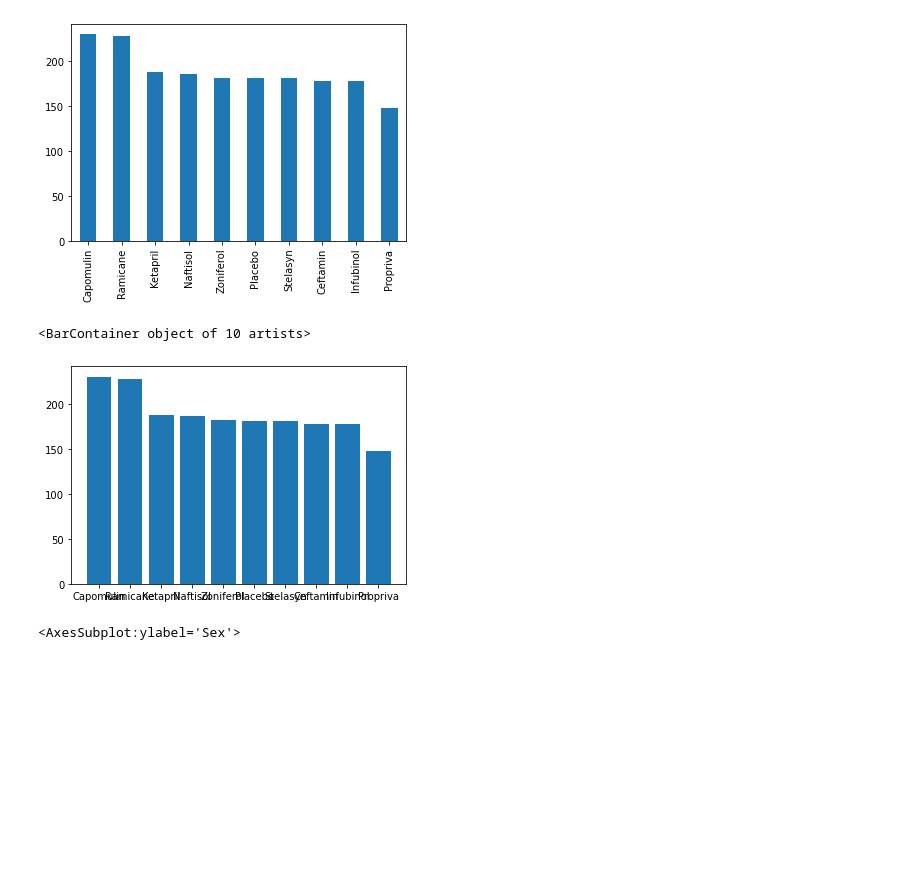
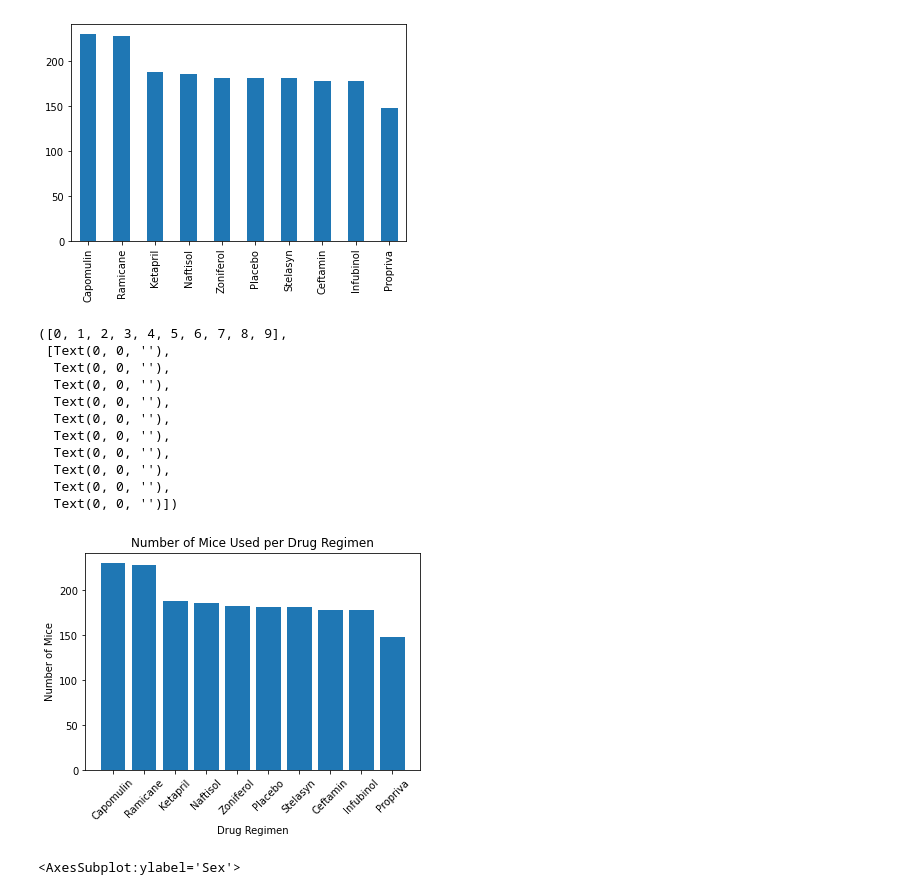
Before and after one commit to Shayoconnell7/pymaceuticals_challenge, a Jupyter notebook: pymaceuticals_challenge.ipynb, the cells around one changed output. Cells and saved outputs as stored; diff of their text form; code cells hidden in the pictures; blank space fills up the shorter version.

Commit message:
cleaned up first bar chart

```diff
--- a/pymaceuticals_challenge.ipynb
+++ b/pymaceuticals_challenge.ipynb
@@ -175,9 +175,25 @@ drug_counts.plot(kind='bar')
 # %%
 # Generate a bar plot showing the total number of mice for each treatment throughout the course of the study using pyplot.
 plt.bar(drug_counts.index.values, drug_counts.values)
+plt.xlabel('Drug Regimen')
+plt.ylabel('Number of Mice')
+plt.title('Number of Mice Used per Drug Regimen')
+
+tick_locations = [value for value in drug_counts]
+plt.xticks(tick_locations, ['Capomulin', 'Ramicane', 'Ketapril', 'Naftisol', 'Zoniferol', 'Placebo', 'Stelasyn', 'Ceftamin', 'Infrotation=45)
 # %% [output]
-<BarContainer object of 10 artists>
+([0, 1, 2, 3, 4, 5, 6, 7, 8, 9],
+ [Text(0, 0, ''),
+  Text(0, 0, ''),
+  Text(0, 0, ''),
+  Text(0, 0, ''),
+  Text(0, 0, ''),
+  Text(0, 0, ''),
+  Text(0, 0, ''),
+  Text(0, 0, ''),
+  Text(0, 0, ''),
+  Text(0, 0, '')])
-[figure, old version]
+[figure, new version]
 # %%
 # Generate a pie plot showing the distribution of female versus male mice using pandas
 sex_counts = cleaned_df['Sex'].value_counts()
```
